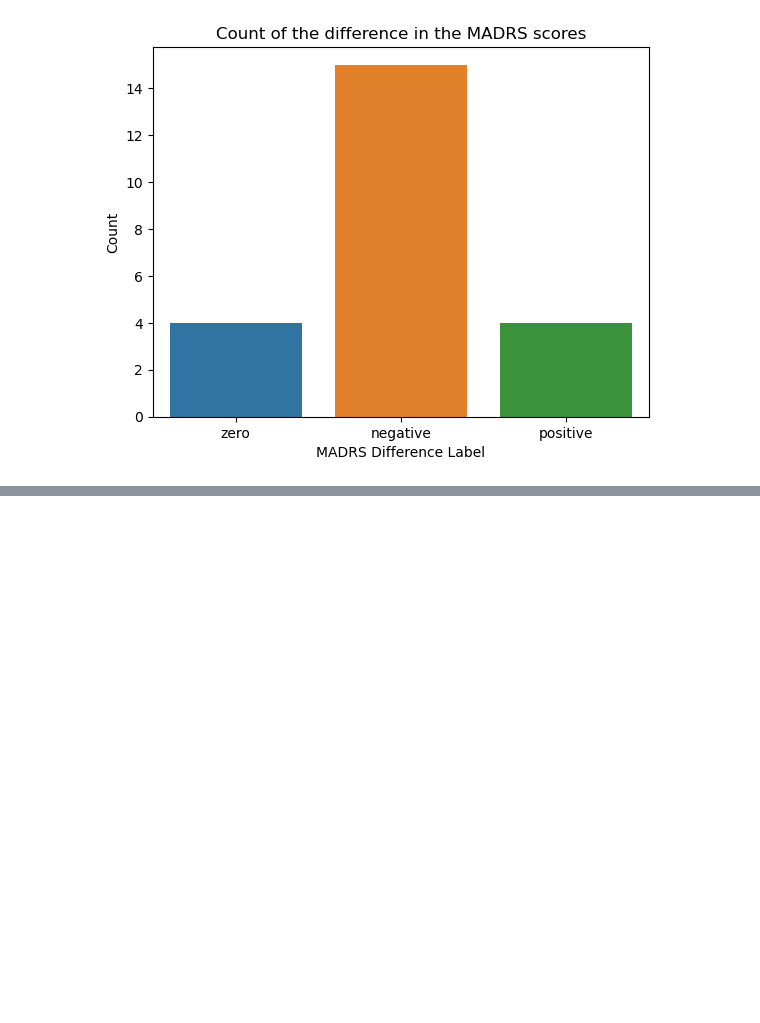
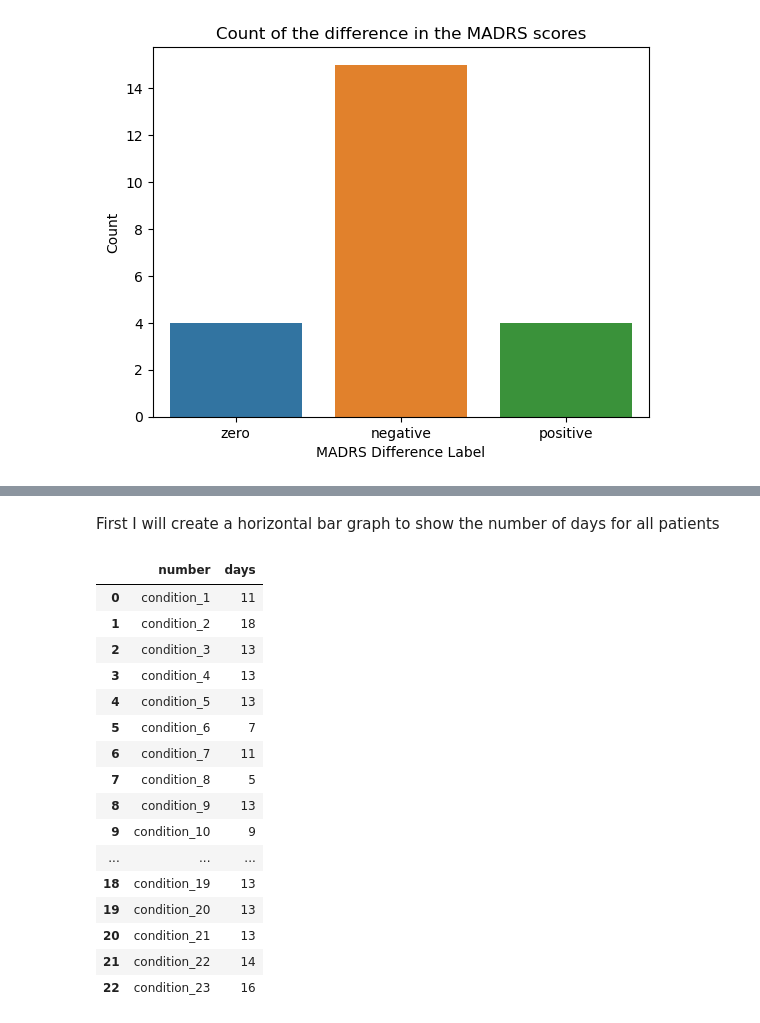
Before and after one commit to KADev2022/CS3IP, a Jupyter notebook: Statistical Analysis Experiment for Depression.ipynb, the cells around one changed output, grey strips where cells are left out. Cells and saved outputs as stored; diff of their text form; code cells hidden in the pictures; blank space fills up the shorter version.

```diff
--- a/Statistical Analysis Experiment for Depression.ipynb
+++ b/Statistical Analysis Experiment for Depression.ipynb
@@ -775,0 +781,23 @@ From the countplot, there are 15 depressed patients who had a negative differenc
+# %% [markdown]
+First I will create a horizontal bar graph to show the number of days for all patients
+# %%
+# Load the scores_df DataFrame and look at the number of days
+scores_condition_df[['number', 'days']]
+# %% [output]
+|  | number | days |
+| 0 | condition_1 | 11 |
+| 1 | condition_2 | 18 |
+| 2 | condition_3 | 13 |
+| 3 | condition_4 | 13 |
+| 4 | condition_5 | 13 |
+| 5 | condition_6 | 7 |
+| 6 | condition_7 | 11 |
+| 7 | condition_8 | 5 |
+| 8 | condition_9 | 13 |
+| 9 | condition_10 | 9 |
+| ... | ... | ... |
+| 18 | condition_19 | 13 |
+| 19 | condition_20 | 13 |
+| 20 | condition_21 | 13 |
+| 21 | condition_22 | 14 |
+| 22 | condition_23 | 16 |
```
Also changed, not shown: parts of 9 cells of this notebook.
